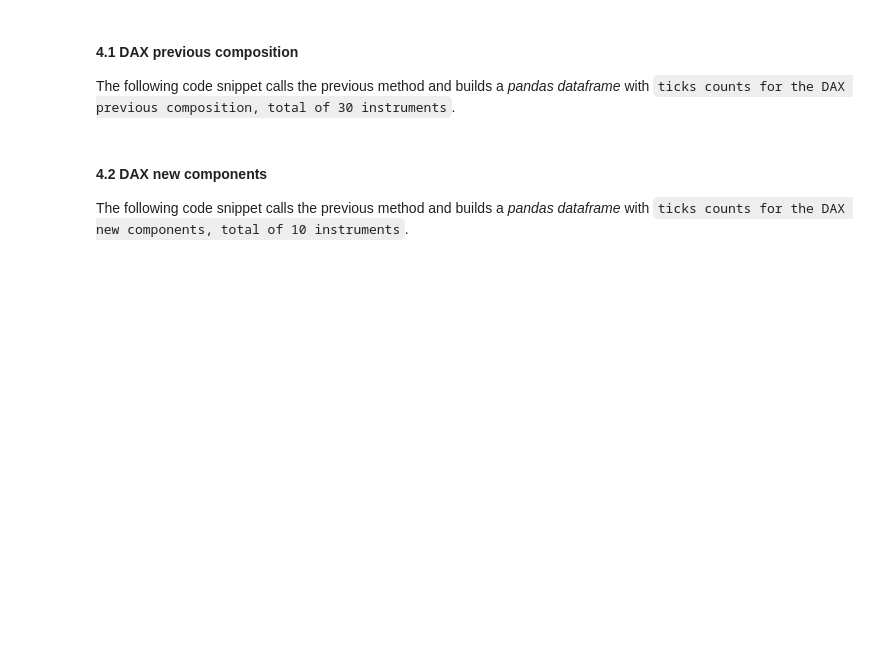
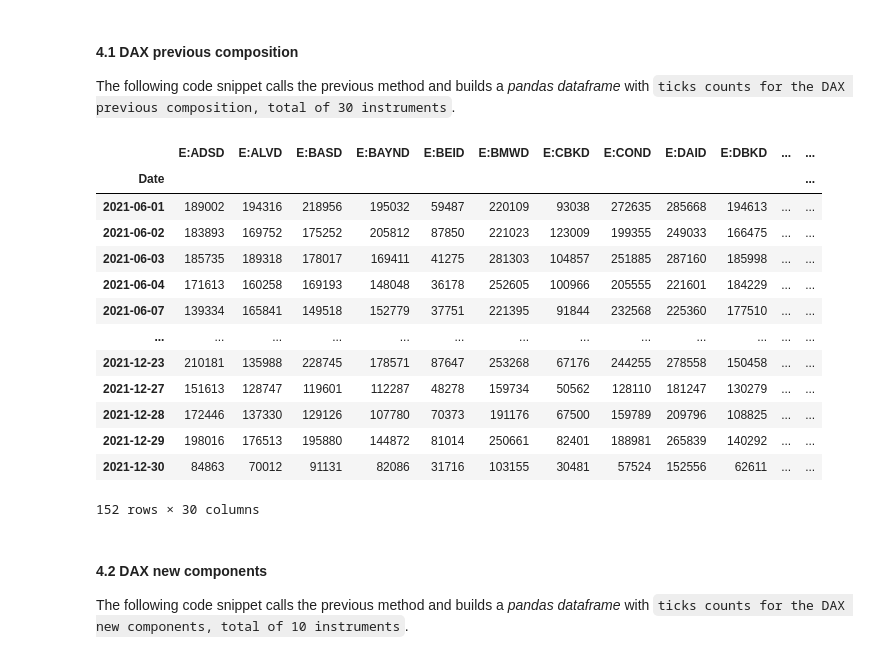
Before and after one commit to systemathics/notebook-examples, a Jupyter notebook: python/6-Blog/DAX_expansion_market_activity.ipynb, the cells around one changed output. Saved outputs shown, nothing was run; the diff lists cells and outputs as text; code cells hidden in the pictures; blank space fills up the shorter version.

```diff
--- a/python/6-Blog/DAX_expansion_market_activity.ipynb
+++ b/python/6-Blog/DAX_expansion_market_activity.ipynb
@@ -148,6 +159,21 @@ The following code snippet calls the previous method and builds a *pandas datafr
 # %%
 # display ticks count for the DAX previous composition
-#old_topologies
+old_topologies
+# %% [output]
+|  | E:ADSD | E:ALVD | E:BASD | E:BAYND | E:BEID | E:BMWD | E:CBKD | E:COND | E:DAID | E:DBKD | ... | ... |
+| Date |  |  |  |  |  |  |  |  |  |  |  | ... |
+| 2021-06-01 | 189002 | 194316 | 218956 | 195032 | 59487 | 220109 | 93038 | 272635 | 285668 | 194613 | ... | ... |
+| 2021-06-02 | 183893 | 169752 | 175252 | 205812 | 87850 | 221023 | 123009 | 199355 | 249033 | 166475 | ... | ... |
+| 2021-06-03 | 185735 | 189318 | 178017 | 169411 | 41275 | 281303 | 104857 | 251885 | 287160 | 185998 | ... | ... |
+| 2021-06-04 | 171613 | 160258 | 169193 | 148048 | 36178 | 252605 | 100966 | 205555 | 221601 | 184229 | ... | ... |
+| 2021-06-07 | 139334 | 165841 | 149518 | 152779 | 37751 | 221395 | 91844 | 232568 | 225360 | 177510 | ... | ... |
+| ... | ... | ... | ... | ... | ... | ... | ... | ... | ... | ... | ... | ... |
+| 2021-12-23 | 210181 | 135988 | 228745 | 178571 | 87647 | 253268 | 67176 | 244255 | 278558 | 150458 | ... | ... |
+| 2021-12-27 | 151613 | 128747 | 119601 | 112287 | 48278 | 159734 | 50562 | 128110 | 181247 | 130279 | ... | ... |
+| 2021-12-28 | 172446 | 137330 | 129126 | 107780 | 70373 | 191176 | 67500 | 159789 | 209796 | 108825 | ... | ... |
+| 2021-12-29 | 198016 | 176513 | 195880 | 144872 | 81014 | 250661 | 82401 | 188981 | 265839 | 140292 | ... | ... |
+| 2021-12-30 | 84863 | 70012 | 91131 | 82086 | 31716 | 103155 | 30481 | 57524 | 152556 | 62611 | ... | ... |
+152 rows × 30 columns
 # %% [markdown]
 #### 4.2 DAX new components
 The following code snippet calls the previous method and builds a *pandas dataframe* with `ticks counts for the DAX new components, total of 10 instruments`.
```
Also changed, not shown: parts of 9 cells of this notebook, 11 other files.
